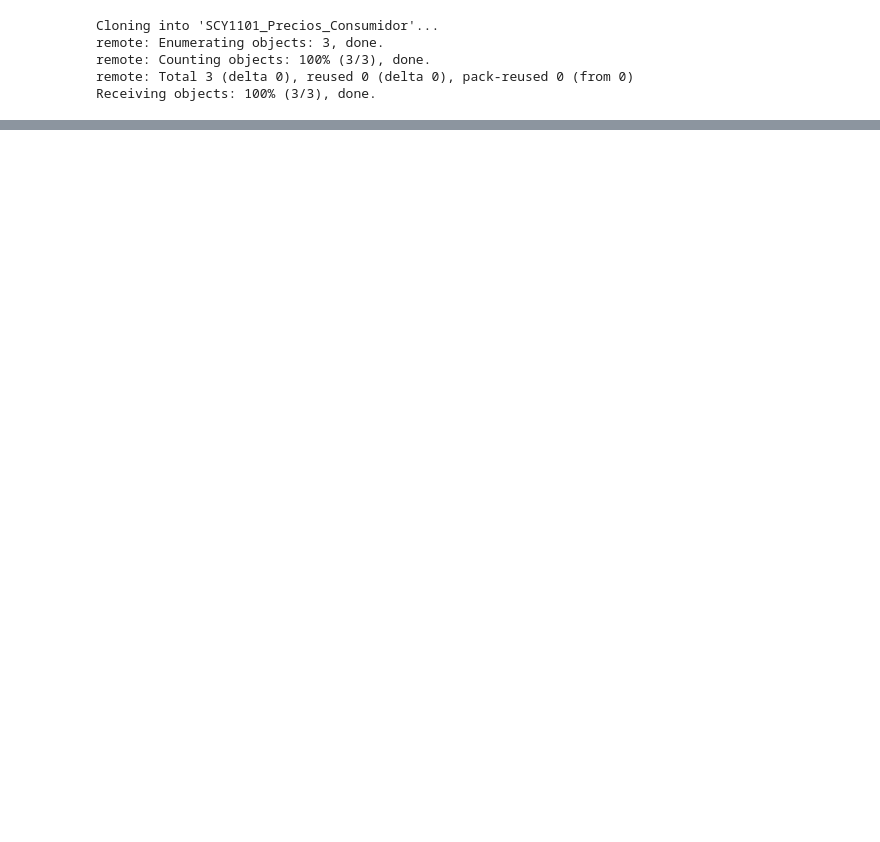
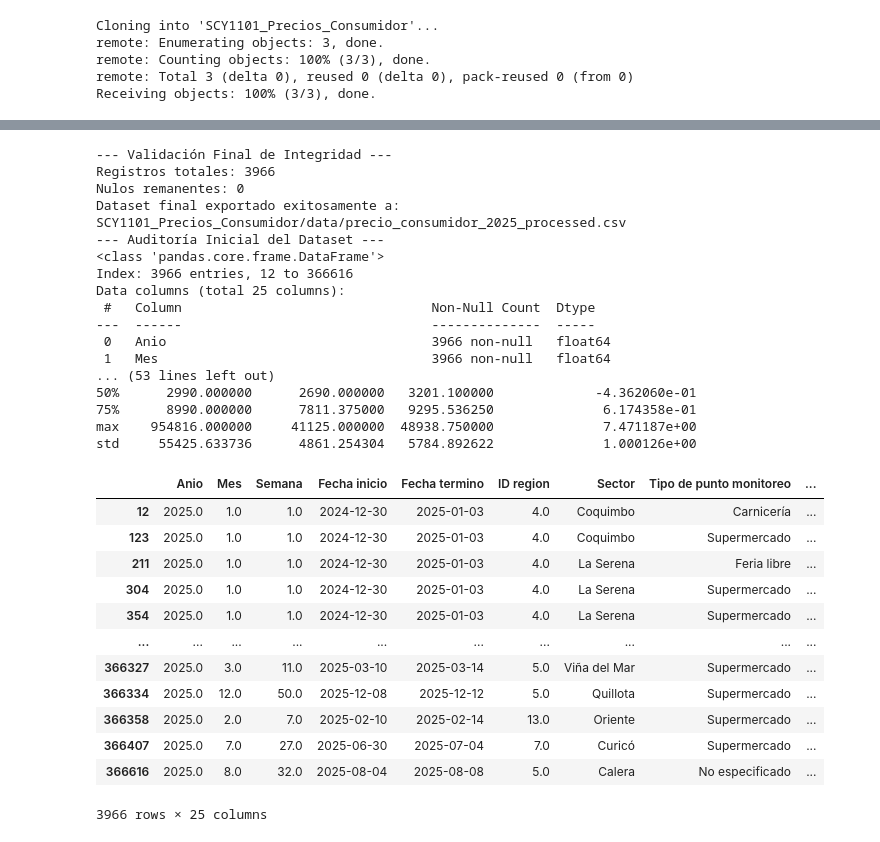
Before and after one commit to LtFordo/SCY1101_Precios_Consumidor, a Jupyter notebook: ProyectoProgramaciónCienciaDatos.ipynb, the cells around one changed output, grey strips where cells are left out. Drawn from its saved outputs; the diff is of its cells as text; code cells hidden in the pictures; blank space fills up the shorter version.

```diff
--- a/ProyectoProgramaciónCienciaDatos.ipynb
+++ b/ProyectoProgramaciónCienciaDatos.ipynb
@@ -252,3 +182,73 @@ dtype: int64
+# %%
+# =================================================================
+# FASE 4: VALIDACIÓN Y EXPORTACIÓN
+# =================================================================
+# Justificación: La reproducibilidad exige que el archivo procesado se guarde
+# en la estructura de carpetas definida para el proyecto (/data) [19-21].
+
+try:
+    print("--- Validación Final de Integridad ---")
+    print(f"Registros totales: {len(df_final)}")
+    print(f"Nulos remanentes: {df_final.isnull().sum().sum()}")
+
+    # 1. Definición de la ruta de salida (Requisito de estructura de carpetas)
+    # Se utiliza la ruta preexistente en la carpeta raíz para cumplir con
+    # la organización jerárquica del repositorio (/data) [5, 6].
+    ruta_salida = "SCY1101_Precios_Consumidor/data/precio_consumidor_2025_processed.csv"
+
+    # 2. Exportación del Dataset Preparado
+    # Justificación: El archivo se exporta en formato CSV sin índice para asegurar
+    # la interoperabilidad y que el código corra "a la primera" en otros entornos [3, 7].
+    df_final.to_csv(ruta_salida, index=False)
+
+    print(f"Dataset final exportado exitosamente a: {ruta_salida}")
+
+except Exception as e:
+    # El manejo de excepciones es un requisito formal para garantizar la
+    # robustez del flujo profesional de datos [1].
+    print(f"Error en la fase final de validación o exportación: {e}")
+
+try:
+    print("--- Auditoría Inicial del Dataset ---")
+    print(df_final.info())
+    # Verificación de valores imposibles y distribución inicial
+    print("\n--- Estadísticas Descriptivas Crudas ---")
+    print(df_final.describe())
+except Exception as e:
+    print(f"Error en auditoría inicial: {e}")
+
+df_final
+# %% [output]
+--- Validación Final de Integridad ---
+Registros totales: 3966
+Nulos remanentes: 0
+Dataset final exportado exitosamente a: SCY1101_Precios_Consumidor/data/precio_consumidor_2025_processed.csv
+--- Auditoría Inicial del Dataset ---
+<class 'pandas.core.frame.DataFrame'>
+Index: 3966 entries, 12 to 366616
+Data columns (total 25 columns):
+ #   Column                                Non-Null Count  Dtype
+---  ------                                --------------  -----
+ 0   Anio                                  3966 non-null   float64
+ 1   Mes                                   3966 non-null   float64
+... (53 lines left out)
+50%      2990.000000      2690.000000   3201.100000             -4.362060e-01
+75%      8990.000000      7811.375000   9295.536250              6.174358e-01
+max    954816.000000     41125.000000  48938.750000              7.471187e+00
+std     55425.633736      4861.254304   5784.892622              1.000126e+00
+|  | Anio | Mes | Semana | Fecha inicio | Fecha termino | ID region | Sector | Tipo de punto monitoreo | ... |
+| 12 | 2025.0 | 1.0 | 1.0 | 2024-12-30 | 2025-01-03 | 4.0 | Coquimbo | Carnicería | ... |
+| 123 | 2025.0 | 1.0 | 1.0 | 2024-12-30 | 2025-01-03 | 4.0 | Coquimbo | Supermercado | ... |
+| 211 | 2025.0 | 1.0 | 1.0 | 2024-12-30 | 2025-01-03 | 4.0 | La Serena | Feria libre | ... |
+| 304 | 2025.0 | 1.0 | 1.0 | 2024-12-30 | 2025-01-03 | 4.0 | La Serena | Supermercado | ... |
+| 354 | 2025.0 | 1.0 | 1.0 | 2024-12-30 | 2025-01-03 | 4.0 | La Serena | Supermercado | ... |
+| ... | ... | ... | ... | ... | ... | ... | ... | ... | ... |
+| 366327 | 2025.0 | 3.0 | 11.0 | 2025-03-10 | 2025-03-14 | 5.0 | Viña del Mar | Supermercado | ... |
+| 366334 | 2025.0 | 12.0 | 50.0 | 2025-12-08 | 2025-12-12 | 5.0 | Quillota | Supermercado | ... |
+| 366358 | 2025.0 | 2.0 | 7.0 | 2025-02-10 | 2025-02-14 | 13.0 | Oriente | Supermercado | ... |
+| 366407 | 2025.0 | 7.0 | 27.0 | 2025-06-30 | 2025-07-04 | 7.0 | Curicó | Supermercado | ... |
+| 366616 | 2025.0 | 8.0 | 32.0 | 2025-08-04 | 2025-08-08 | 5.0 | Calera | No especificado | ... |
+3966 rows × 25 columns
 # %%
 try:
     # 1. Eliminación de Duplicados: Evita sesgar las estadísticas del modelo [6, 9]
```
Also changed, not shown: parts of 7 cells of this notebook.
